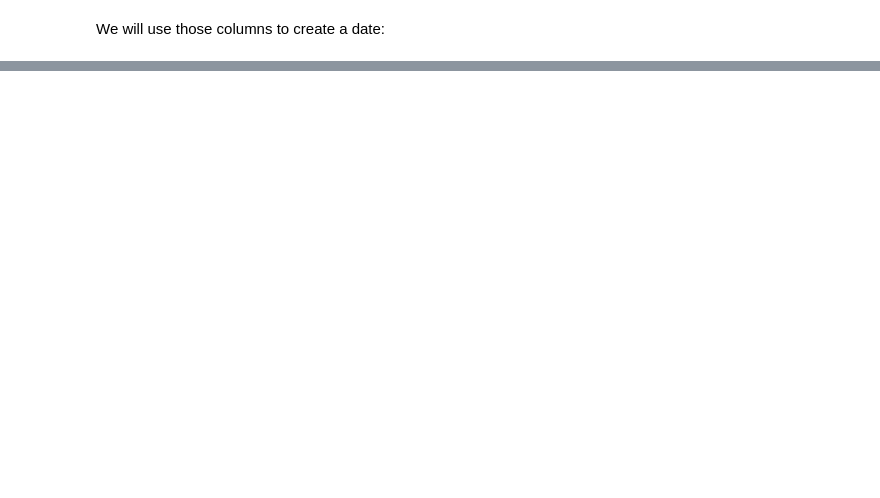
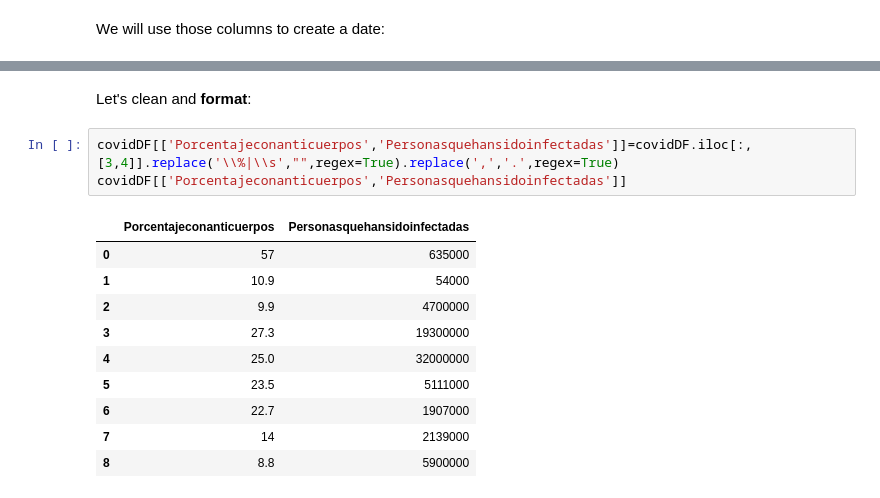
Before and after one commit to PythonVersusR/OperationsFormatting, a Jupyter notebook: FormattingDate.ipynb, the cells around one changed output, grey strips where cells are left out. Cells and saved outputs as stored; diff of their text form; blank space fills up the shorter version.

```diff
--- a/FormattingDate.ipynb
+++ b/FormattingDate.ipynb
@@ -138,0 +390,16 @@ pd.to_datetime(dict(year=covidDF.fecha1_anho, month=covidDF.fecha1_mes, day=covi
+# %% [markdown]
+Let's clean and **format**:
+# %%
+covidDF[['Porcentajeconanticuerpos','Personasquehansidoinfectadas']]=covidDF.iloc[:,[3,4]].replace('\\%|\\s',"",regex=True).replace(',','.',regex=True)
+covidDF[['Porcentajeconanticuerpos','Personasquehansidoinfectadas']]
+# %% [output]
+|  | Porcentajeconanticuerpos | Personasquehansidoinfectadas |
+| 0 | 57 | 635000 |
+| 1 | 10.9 | 54000 |
+| 2 | 9.9 | 4700000 |
+| 3 | 27.3 | 19300000 |
+| 4 | 25.0 | 32000000 |
+| 5 | 23.5 | 5111000 |
+| 6 | 22.7 | 1907000 |
+| 7 | 14 | 2139000 |
+| 8 | 8.8 | 5900000 |
```
Also changed, not shown: parts of 34 cells of this notebook, 3 other files.
